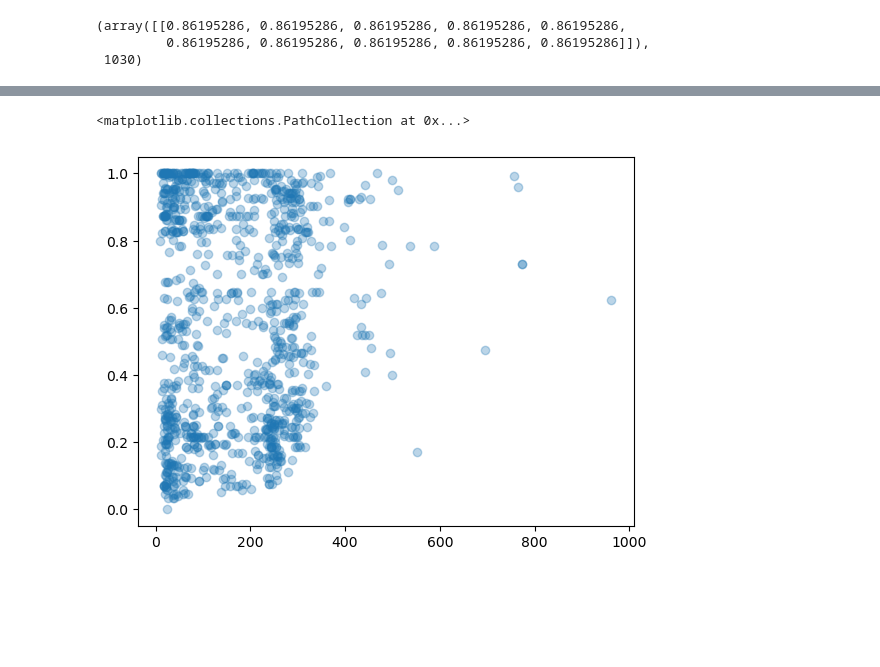
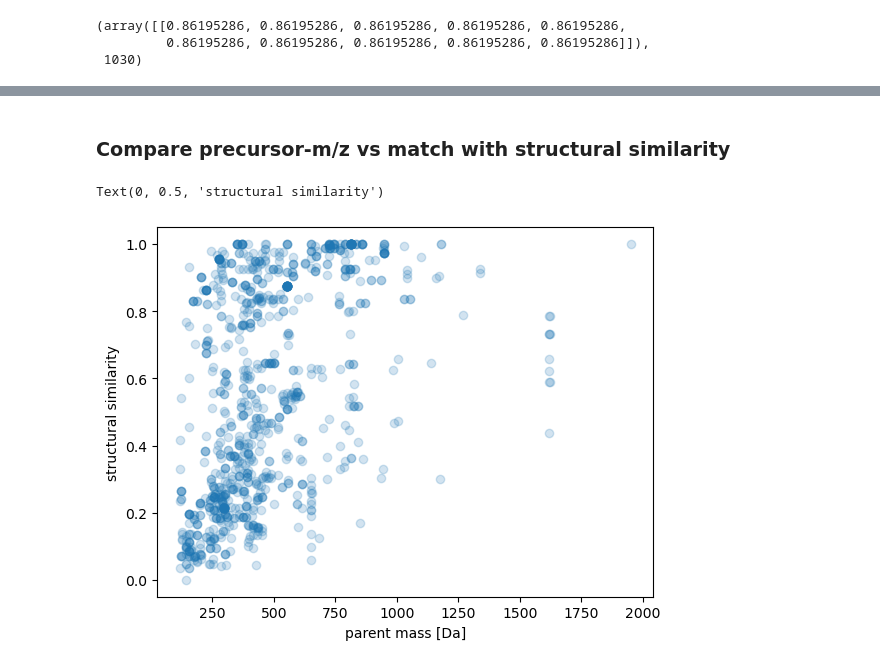
Before and after one commit to iomega/spec2vec_gnps_data_analysis, a Jupyter notebook: notebooks/iomega-9-unknown-compound-search.ipynb, the cells around one changed output, grey strips where cells are left out. Drawn from its saved outputs; the diff is of its cells as text; code cells hidden in the pictures; blank space fills up the shorter version.

```diff
--- a/notebooks/iomega-9-unknown-compound-search.ipynb
+++ b/notebooks/iomega-9-unknown-compound-search.ipynb
@@ -235,0 +221,7 @@ len(documents_library), len(spectrums_s2v)
+# %%
+library_inchikeys = []
+for doc in documents_library:
+    library_inchikeys.append(doc._obj.get("inchikey"))
+
+print("Found {} spectra with Inchikey".format(len([x for x in library_inchikeys if x])),
+     "(out of {} library spectra).".format(len(documents_library)))
@@ -328,7 +329,7 @@ found_matches = library_matching(documents_query, documents_library,
                                  presearch_based_on=["parentmass", "spec2vec-top10"],
                                  ignore_non_annotated=True,
                                  intensity_weighting_power=0.5,
-                                 allowed_missing_percentage=10.0,
+                                 allowed_missing_percentage=20.0,
                                  cosine_tol=0.005,
                                  mass_tolerance=1.0)
 # %% [output]
@@ -674,20 +371,0 @@ Draw.MolsToGridImage([x for x in molecules if x is not None], molsPerRow=4, subI
-# %%
-ID = 850  # query number
-threshold = 0.4
-top_10_idx = found_matches[ID][found_matches[ID]['s2v_score'] > threshold].sort_values(by=["s2v_score"], ascending=False).index.tolist()[:10]
-
-scores_sorted = found_matches[ID].sort_values(by=["s2v_score"], ascending=False)["s2v_score"].values
-molecules = []
-s2v_scores = []
-for i, idx in enumerate(top_10_idx):
-
-    molecules.append(Chem.MolFromSmiles(documents_library[idx]._obj.get("smiles")))
-    s2v_scores.append(scores_sorted[i])
-    print(documents_library[idx]._obj.get("smiles"))
-    print(documents_library[idx]._obj.get("inchikey"))
-
-print("\n ---------- Query molecule ----------")
-print(documents_query[ID]._obj.get("smiles"))
-print(documents_query[ID]._obj.get("inchikey"))
-
-Chem.MolFromSmiles(documents_query[ID]._obj.get("smiles"))
@@ -780,7 +773,7 @@ n_words = []
 masses = []
 for doc in documents_query:
     n_words.append(len(doc.words))
-    masses.append(doc._obj.get("precursor_mz"))
+    masses.append(doc._obj.get("parent_mass"))
 # %%
 mol_sim_matches[610], len(n_words)
 # %% [output]
@@ -804,5 +792,9 @@ array([0.07722008, 0.07722008, 0.04632153, ..., 0.67624021, 0.67624021,
+# %% [markdown]
+### Compare precursor-m/z vs match with structural similarity
 # %%
-plt.scatter(np.asarray(n_words), np.asarray([x[0][0] for x in mol_sim_matches]), alpha=0.3)
+plt.scatter(np.asarray(masses), np.asarray([x[0][0] for x in mol_sim_matches]), alpha=0.2)
+plt.xlabel("parent mass [Da]")
+plt.ylabel("structural similarity")
 # %% [output]
-<matplotlib.collections.PathCollection at 0x...>
+Text(0, 0.5, 'structural similarity')
-[figure, old version]
+[figure, new version]
```
Also changed, not shown: parts of 93 cells of this notebook, 2 other files.
